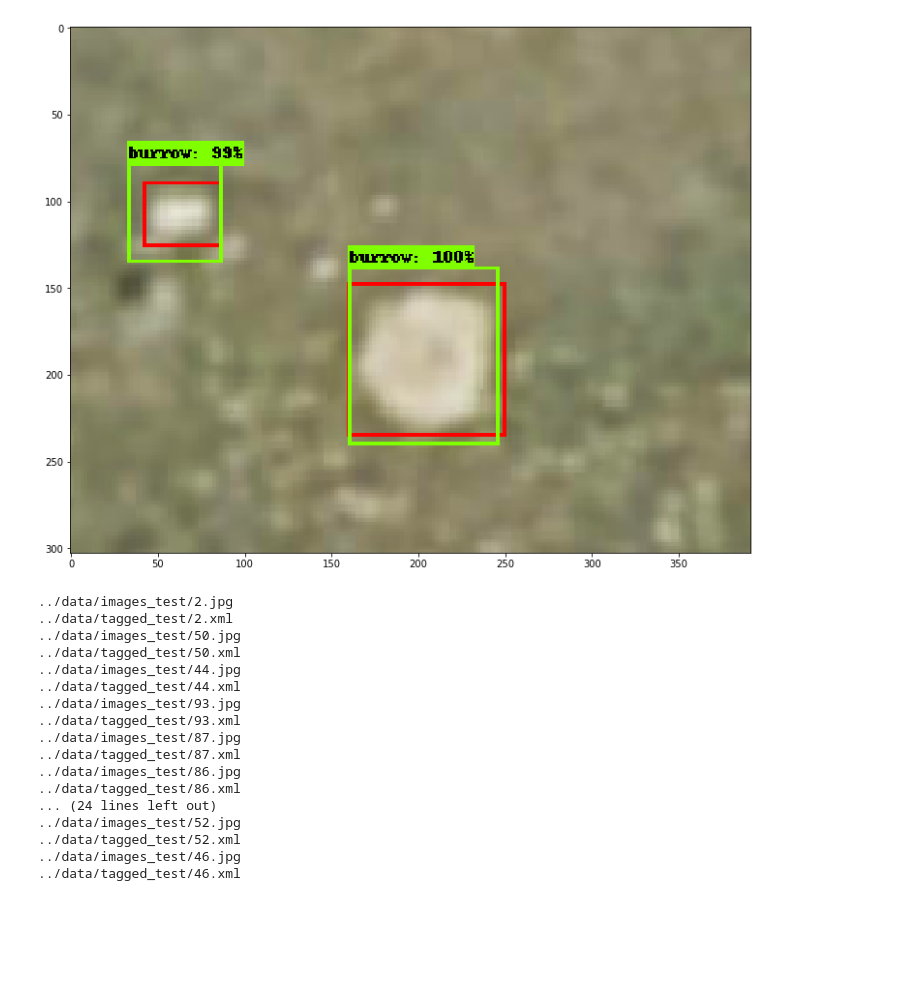
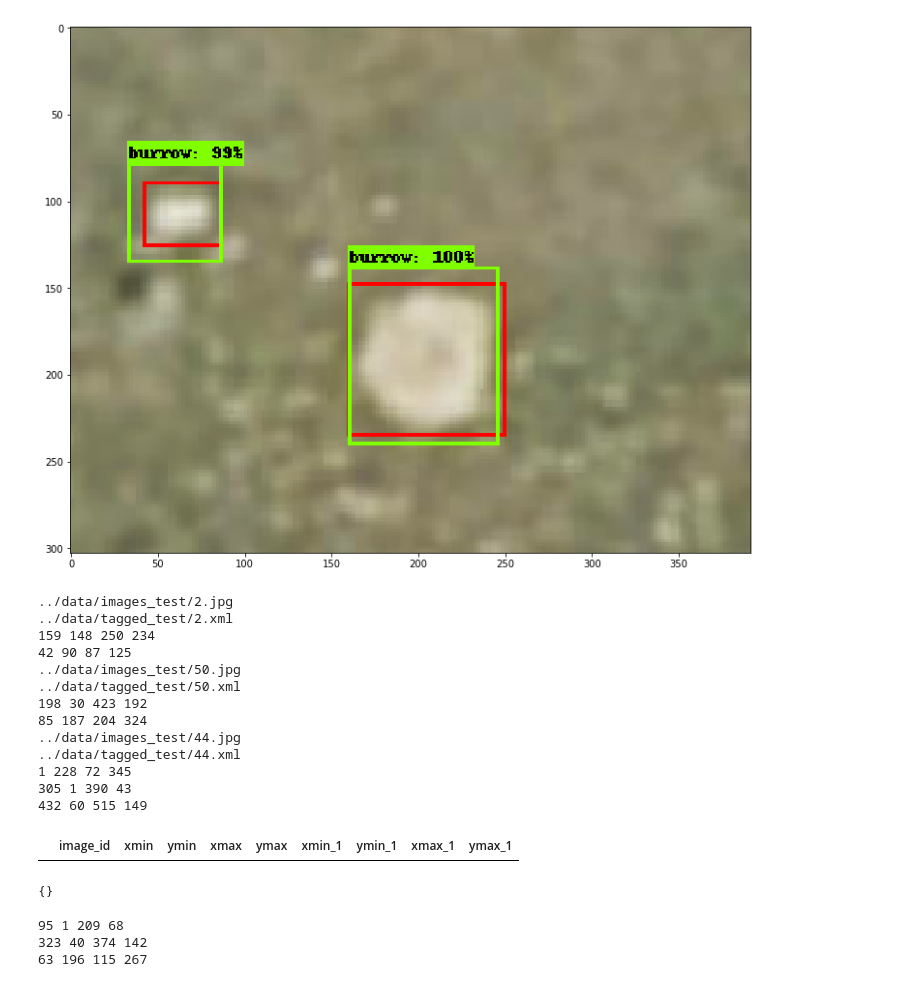
Before and after one commit to rc1208/prairie-burrow-distribution-using-AI, a Jupyter notebook: object_detection/prarie-burrow-notebook-results.ipynb, the cells around one changed output. Saved outputs shown, nothing was run; the diff lists cells and outputs as text; code cells hidden in the pictures; blank space fills up the shorter version.

```diff
--- a/object_detection/prarie-burrow-notebook-results.ipynb
+++ b/object_detection/prarie-burrow-notebook-results.ipynb
@@ -272,6 +272,14 @@ for image_path in TEST_IMAGE_PATHS[:1]:
 <Figure size 1440x720 with 0 Axes>
 [figure]
 # %%
+import xml.etree.ElementTree as ET
+import pandas as pd
+
+
+column_names = ["image_id", "xmin","ymin", "xmax", "ymax", "xmin_1", "ymin_1", "xmax_1", "ymax_1"]
+df = pd.DataFrame(columns= column_names)
+
+
 PATH_TO_TEST_XML_DIR = '../data/tagged_test/'
 xml_file_list = os.listdir(PATH_TO_TEST_XML_DIR)
 #print(xml_file_list)
@@ -279,43 +287,68 @@ xml_file_list = os.listdir(PATH_TO_TEST_XML_DIR)
 
 PATH_TO_TEST_IMAGES_DIR = '../data/images_test/'
 image_file_list = os.listdir(PATH_TO_TEST_IMAGES_DIR)
 #print(image_file_list)
 
 
 
 #TEST_XML_PATHS = [ os.path.join(PATH_TO_TEST_XML_DIR, i) for i in image_file_list ]
 
 #print(TEST_XML_PATHS)
 
 
 
 #corresponding_image_name_substring = file[:file.find('.xml')]
 
-for image_name in image_file_list:
+for image_name in image_file_list[:3]:
+
     #print(image_name)
     corresponding_xml_name_substring = image_name[:image_name.find('.jpg')]
-    #print(corresponding_xml_name_substring + '.xml')
+
 
     PATH_TO_TEST_IMAGE_FILE = PATH_TO_TEST_IMAGES_DIR + image_name
     PATH_TO_TEST_XML_FILE = PATH_TO_TEST_XML_DIR + corresponding_xml_name_substring + '.xml'
 
     print(PATH_TO_TEST_IMAGE_FILE)
     print(PATH_TO_TEST_XML_FILE)
+
+
+    root = ET.parse(PATH_TO_TEST_XML_FILE).getroot()
+
+    for obj in root.findall('object'):
+         xmin = obj.find('bndbox')[0].text
+         ymin = obj.find('bndbox')[1].text
+         xmax = obj.find('bndbox')[2].text
+         ymax = obj.find('bndbox')[3].text
+         print(xmin, ymin, xmax, ymax)
 # %% [output]
 ../data/images_test/2.jpg
 ../data/tagged_test/2.xml
+159 148 250 234
+42 90 87 125
 ../data/images_test/50.jpg
 ../data/tagged_test/50.xml
+198 30 423 192
+85 187 204 324
 ../data/images_test/44.jpg
 ../data/tagged_test/44.xml
-../data/images_test/93.jpg
-../data/tagged_test/93.xml
-../data/images_test/87.jpg
-../data/tagged_test/87.xml
-../data/images_test/86.jpg
-../data/tagged_test/86.xml
-... (24 lines left out)
-../data/images_test/52.jpg
-../data/tagged_test/52.xml
-../data/images_test/46.jpg
-../data/tagged_test/46.xml
+1 228 72 345
+305 1 390 43
+432 60 515 149
+|  | image_id | xmin | ymin | xmax | ymax | xmin_1 | ymin_1 | xmax_1 | ymax_1 |
+# %%
+import xml.etree.ElementTree as ET
+root = ET.parse('../data/tagged_test/51.xml').getroot()
+print(root.attrib)
+# %% [output]
+{}
+# %%
+for obj in root.findall('object'):
+     xmin = obj.find('bndbox')[0].text
+     ymin = obj.find('bndbox')[1].text
+     xmax = obj.find('bndbox')[2].text
+     ymax = obj.find('bndbox')[3].text
+     print(xmin, ymin, xmax, ymax)
+# %% [output]
+95 1 209 68
+323 40 374 142
+63 196 115 267
```
Also changed, not shown: 1 other file.
